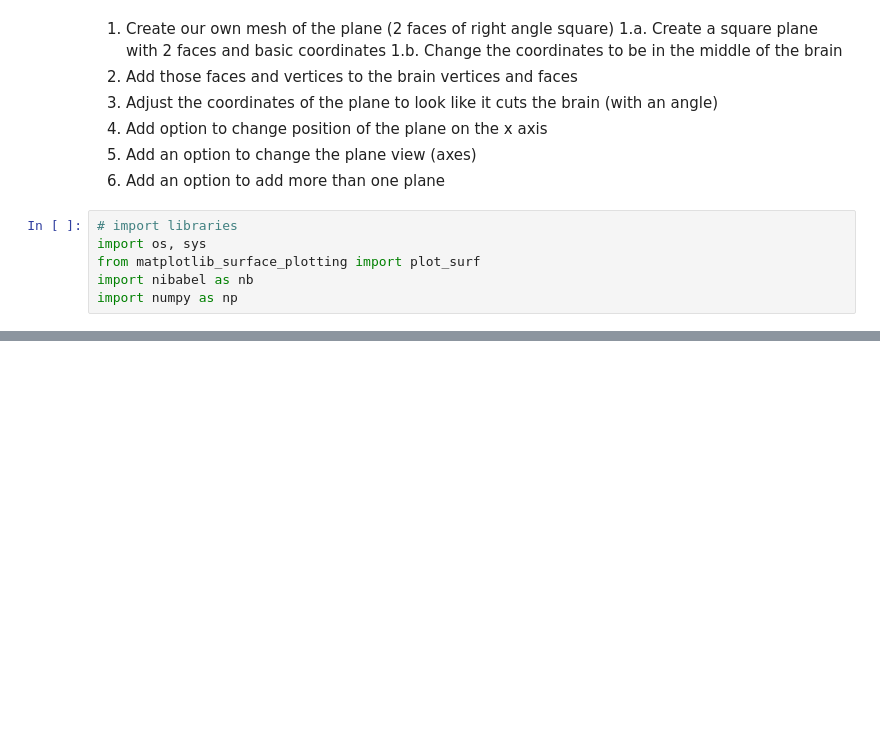
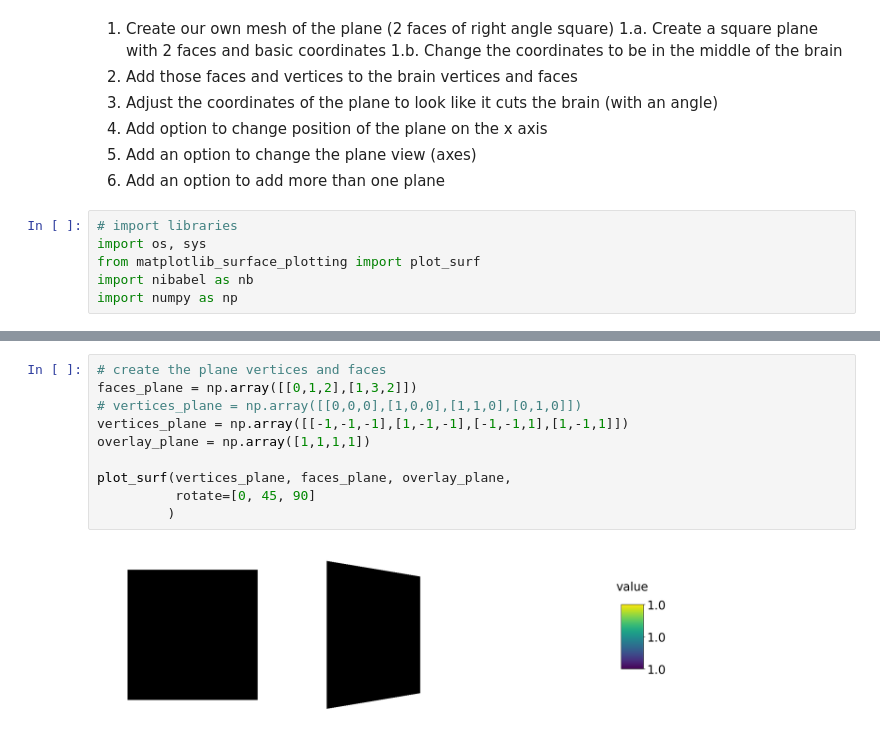
Before and after one commit to mathrip/matplotlib_surface_plotting, a Jupyter notebook: examples/plot_plane_surface.ipynb, the cells around one changed output, grey strips where cells are left out. Cells and saved outputs as stored; diff of their text form; blank space fills up the shorter version.

Commit message:
work on the plane

```diff
--- a/examples/plot_plane_surface.ipynb
+++ b/examples/plot_plane_surface.ipynb
@@ -20,0 +28,12 @@ vertices, faces=nb.freesurfer.io.read_geometry('../data/lh.inflated')
+# %%
+# create the plane vertices and faces
+faces_plane = np.array([[0,1,2],[1,3,2]])
+# vertices_plane = np.array([[0,0,0],[1,0,0],[1,1,0],[0,1,0]])
+vertices_plane = np.array([[-1,-1,-1],[1,-1,-1],[-1,-1,1],[1,-1,1]])
+overlay_plane = np.array([1,1,1,1])
+
+plot_surf(vertices_plane, faces_plane, overlay_plane,
+          rotate=[0, 45, 90]
+         )
+# %% [output]
+[figure, added]
```
Also changed, not shown: parts of 23 cells of this notebook.
